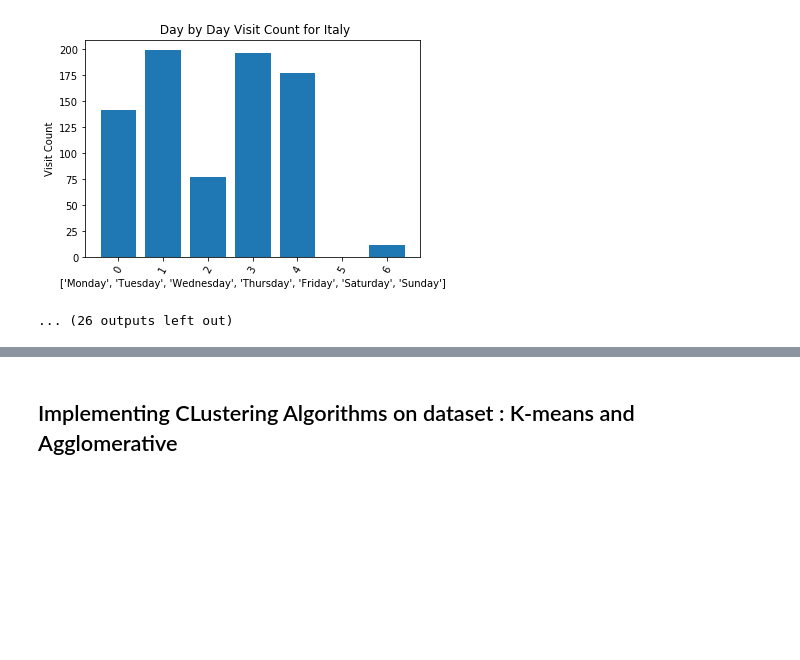
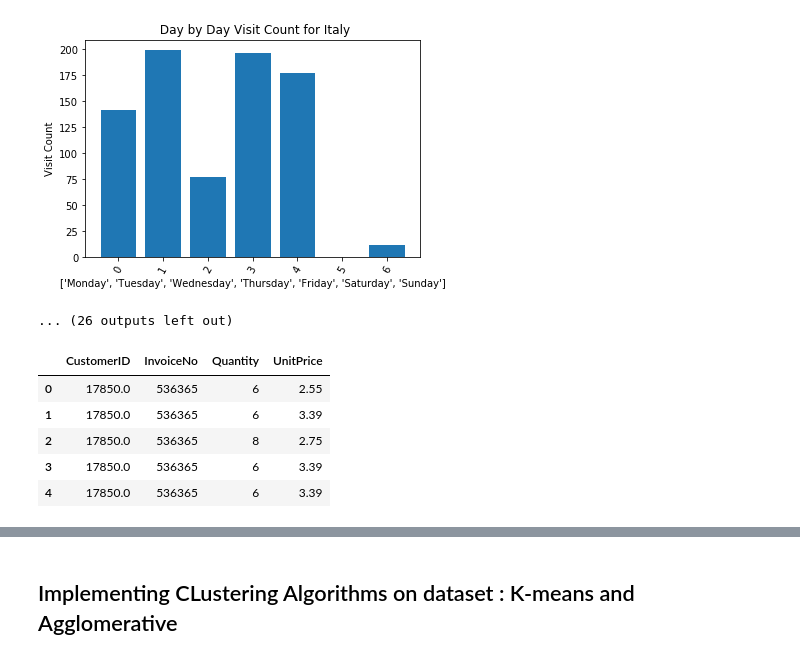
Before and after one commit to amitbanne/CS6220-DataMining, a Jupyter notebook: Online_Retail_Data_Set_Analysis/project.ipynb, the cells around one changed output, grey strips where cells are left out. Cells and saved outputs as stored; diff of their text form; code cells hidden in the pictures; blank space fills up the shorter version.

```diff
--- a/Online_Retail_Data_Set_Analysis/project.ipynb
+++ b/Online_Retail_Data_Set_Analysis/project.ipynb
@@ -334,3 +334,14 @@ for country in country_list:
 [figure]
 [figure]
 ... (26 outputs left out)
+# %%
+#Creating a new dataframe with only the required columns
+customer_details_df = retail_landing_df[['CustomerID','InvoiceNo','Quantity','UnitPrice']]
+customer_details_df.head()
+# %% [output]
+|  | CustomerID | InvoiceNo | Quantity | UnitPrice |
+| 0 | 17850.0 | 536365 | 6 | 2.55 |
+| 1 | 17850.0 | 536365 | 6 | 3.39 |
+| 2 | 17850.0 | 536365 | 8 | 2.75 |
+| 3 | 17850.0 | 536365 | 6 | 3.39 |
+| 4 | 17850.0 | 536365 | 6 | 3.39 |
```
Also changed, not shown: parts of 9 cells of this notebook, 2 other files.
